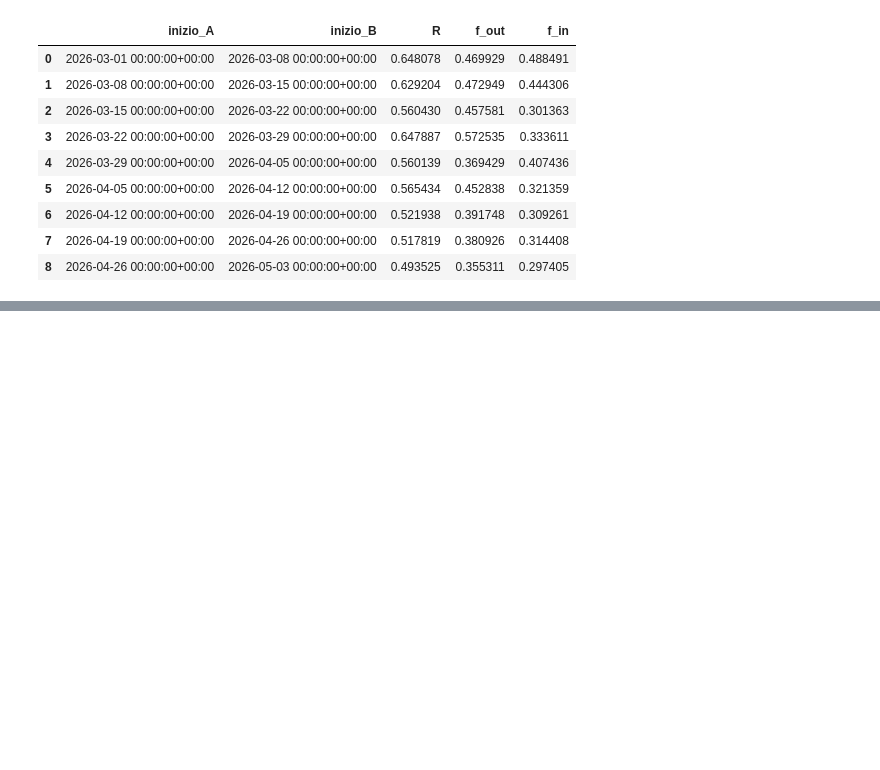
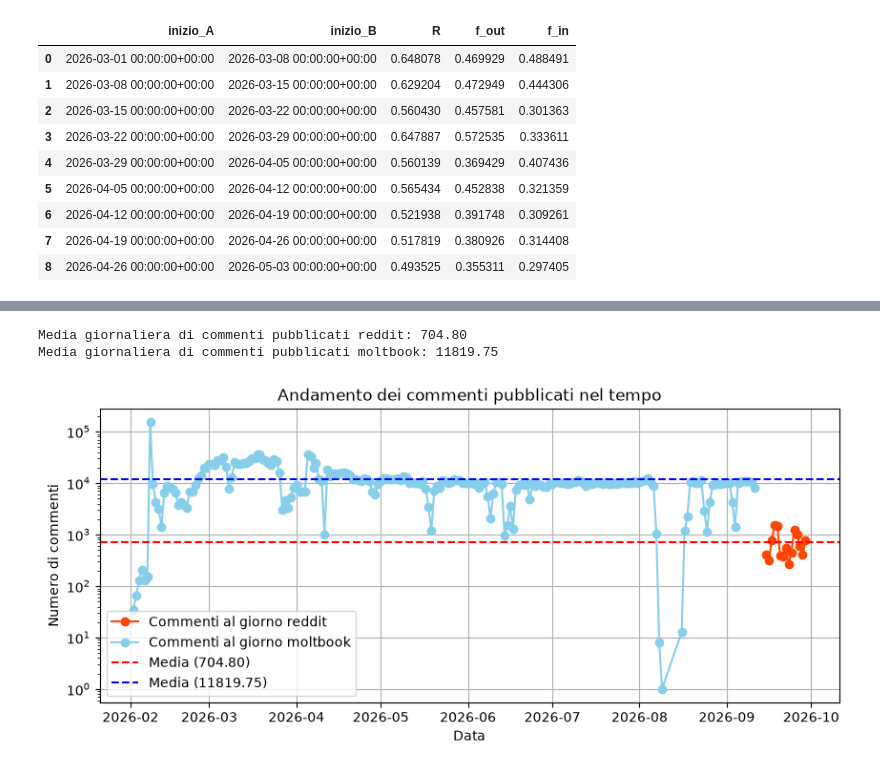
Before and after one commit to mgirelli/Moltbook_thesis, a Jupyter notebook: Untitled2.ipynb, the cells around one changed output, grey strips where cells are left out. Cells and saved outputs as stored; diff of their text form; code cells hidden in the pictures; blank space fills up the shorter version.

```diff
--- a/Untitled2.ipynb
+++ b/Untitled2.ipynb
@@ -164,0 +253,28 @@ df_reddit_comments = df_reddit_comments[['author','created_utc','downs','id','li
+# %%
+# Filtriamo i commenti e raggruppiamo per data (es. giornaliera)
+comments_per_day_r = df_reddit_comments.groupby(df_reddit_comments['created_utc'].dt.date).size()
+comments_per_day_m = df_moltbook_comments.groupby(df_moltbook_comments['created_at'].dt.date).size()
+
+# Media giornaliera di commenti pubblicati
+media_commenti_giornaliera_r = comments_per_day_r.mean()
+media_commenti_giornaliera_m = comments_per_day_m.mean()
+print(f"Media giornaliera di commenti pubblicati reddit: {media_commenti_giornaliera_r:.2f}")
+print(f"Media giornaliera di commenti pubblicati moltbook: {media_commenti_giornaliera_m:.2f}")
+
+# Plot dell'andamento nel tempo con linea della media
+plt.figure(figsize=(10, 4))
+comments_per_day_r.plot(kind='line', marker='o', color='orangered', label='Commenti al giorno reddit')
+comments_per_day_m.plot(kind='line', marker='o', color='skyblue', label='Commenti al giorno moltbook')
+plt.axhline(y=media_commenti_giornaliera_r, color='red', linestyle='--', label=f'Media ({media_commenti_giornaliera_r:.2f})')
+plt.axhline(y=media_commenti_giornaliera_m, color='blue', linestyle='--', label=f'Media ({media_commenti_giornaliera_m:.2f})')
+plt.title('Andamento dei commenti pubblicati nel tempo')
+plt.xlabel('Data')
+plt.ylabel('Numero di commenti')
+plt.yscale('log')
+plt.legend()
+plt.grid(True)
+plt.show()
+# %% [output]
+Media giornaliera di commenti pubblicati reddit: 704.80
+Media giornaliera di commenti pubblicati moltbook: 11819.75
+[figure, added]
```
Also changed, not shown: parts of 18 cells of this notebook, 1 other file.
